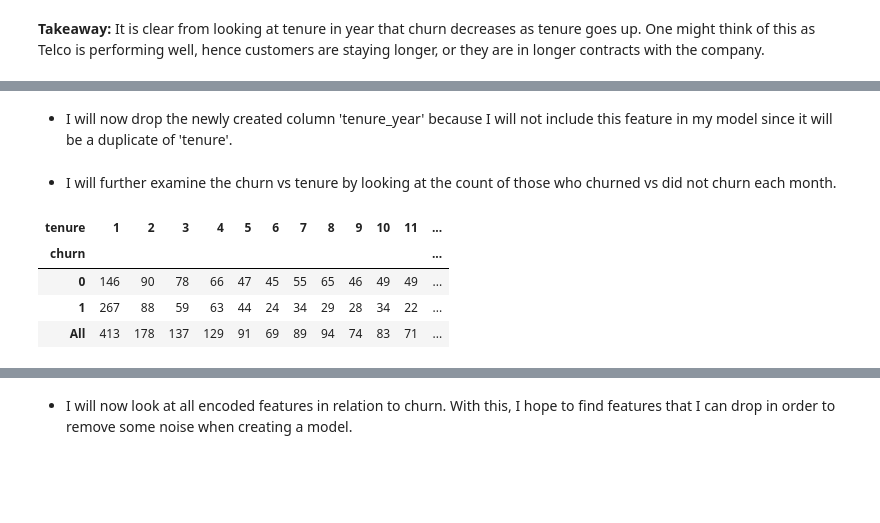
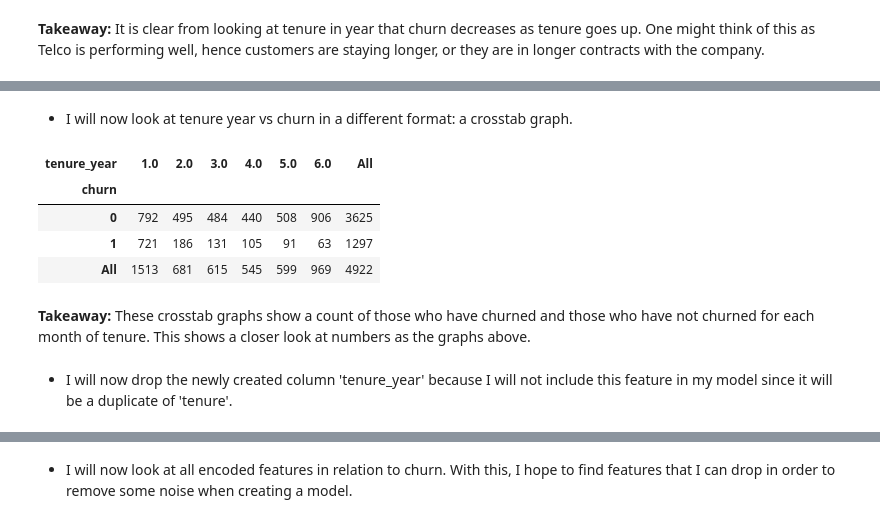
Before and after one commit to cari-holmes/telco-churn-project, a Jupyter notebook: final_churn_mvp.ipynb, the cells around one changed output, grey strips where cells are left out. Saved outputs shown, nothing was run; the diff lists cells and outputs as text; code cells hidden in the pictures; blank space fills up the shorter version.

```diff
--- a/final_churn_mvp.ipynb
+++ b/final_churn_mvp.ipynb
@@ -373,6 +373,7 @@ Text(0.5, 1.0, 'Churn Rate vs. Tenure in Months')
 - I will now create a new column that I will not use as a feature just to look at tenure in years in relation to rate of churn.
 # %%
 train_encode["tenure_year"] = np.ceil(train_encode.tenure / 12)
+train["tenure_year"] = np.ceil(train_encode.tenure / 12)
 # %%
 plt.figure(figsize=(13,9))
 ax = sns.lineplot(x="tenure_year", y= "churn", data=train_encode)
@@ -387,3 +398,15 @@ plt.show()
+# %% [markdown]
+- I will now look at tenure year vs churn in a different format: a crosstab graph.
+# %%
+pd.crosstab(y_train.churn, train.tenure_year, margins=True).style.background_gradient(cmap='Blues')
+# %% [output]
+| tenure_year | 1.0 | 2.0 | 3.0 | 4.0 | 5.0 | 6.0 | All |
+| churn |  |  |  |  |  |  |  |
+| 0 | 792 | 495 | 484 | 440 | 508 | 906 | 3625 |
+| 1 | 721 | 186 | 131 | 105 | 91 | 63 | 1297 |
+| All | 1513 | 681 | 615 | 545 | 599 | 969 | 4922 |
+# %% [markdown]
+**Takeaway:** These crosstab graphs show a count of those who have churned and those who have not churned for each month of tenure. This shows a closer look at numbers as the graphs above.
 # %% [markdown]
 - I will now drop the newly created column 'tenure_year' because I will not include this feature in my model since it will be a duplicate of 'tenure'.
 # %%
@@ -391,10 +414,0 @@ train_encode.drop(columns=['tenure_year'], inplace=True)
-# %% [markdown]
-- I will further examine the churn vs tenure by looking at the count of those who churned vs did not churn each month.
-# %%
-pd.crosstab(y_train.churn, X_train.tenure, margins=True).style.background_gradient(cmap='Blues')
-# %% [output]
-| tenure | 1 | 2 | 3 | 4 | 5 | 6 | 7 | 8 | 9 | 10 | 11 | ... |
-| churn |  |  |  |  |  |  |  |  |  |  |  | ... |
-| 0 | 146 | 90 | 78 | 66 | 47 | 45 | 55 | 65 | 46 | 49 | 49 | ... |
-| 1 | 267 | 88 | 59 | 63 | 44 | 24 | 34 | 29 | 28 | 34 | 22 | ... |
-| All | 413 | 178 | 137 | 129 | 91 | 69 | 89 | 94 | 74 | 83 | 71 | ... |
```
Also changed, not shown: parts of 12 cells of this notebook.
